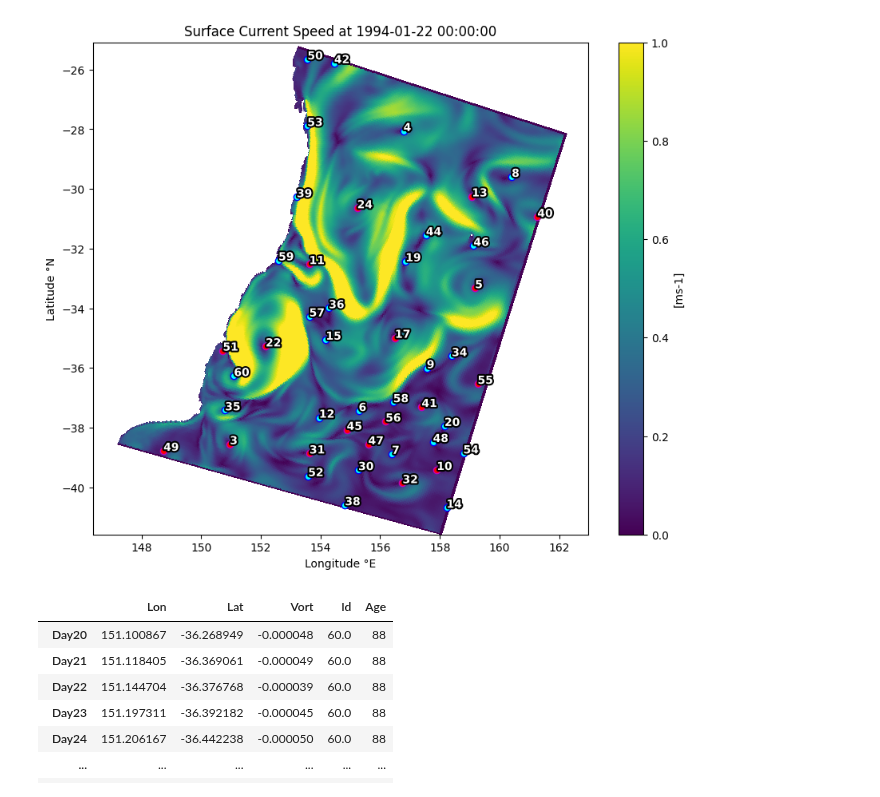
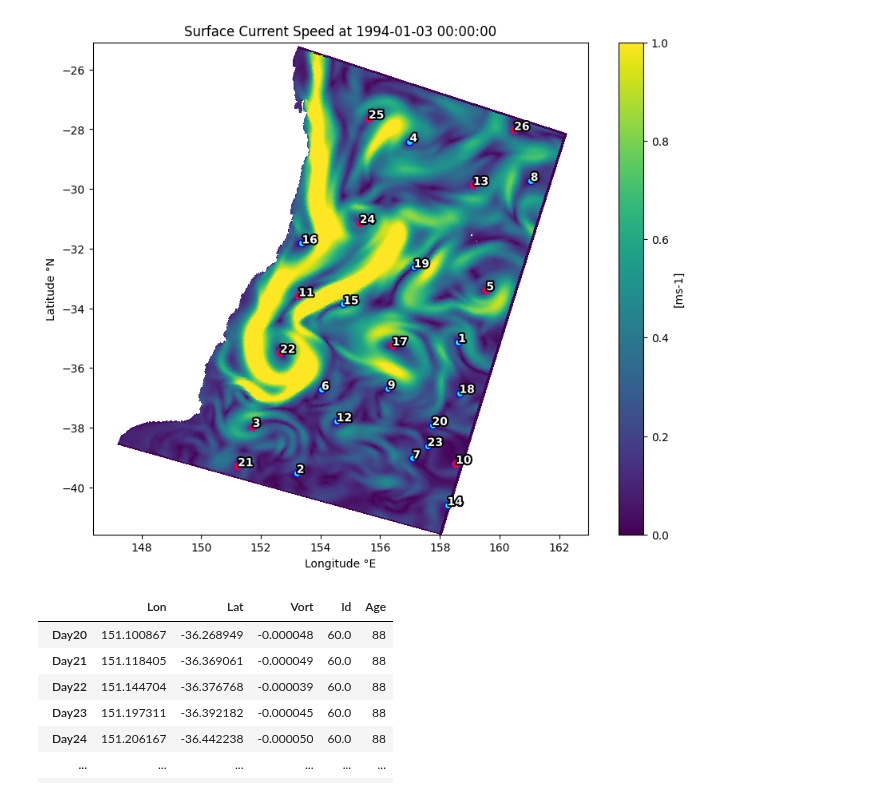
Before and after one commit to regdowse/UNSW-MRes, a Jupyter notebook: MRes/Climatology/Climatology_DayPlot.ipynb, the cells around one changed output. Drawn from its saved outputs; the diff is of its cells as text; code cells hidden in the pictures.

```diff
--- a/MRes/Climatology/Climatology_DayPlot.ipynb
+++ b/MRes/Climatology/Climatology_DayPlot.ipynb
@@ -45,7 +45,7 @@ import matplotlib.pyplot as plt
 import matplotlib.patheffects as path_effects
 import os
 
-for day in range(20,21):
+for day in range(1,2):
 
     t = day - 1
     t_mod = t % 30
@@ -66,34 +66,34 @@ for day in range(20,21):
         surf_current_speed = np.sqrt(u_east_surf**2+v_north_surf**2)
         del u_east_surf, v_north_surf
         previous_file_idx = file_idx
     plt.figure(figsize=(10, 8))
     pc = plt.pcolor(lon_rho, lat_rho, surf_current_speed[:,:,t_mod],vmin=0,vmax=1, shading='auto')
     # pc = plt.contour(lon_rho, lat_rho, ow_surf[:,:,t_mod], levels=[-2E-11])
     daydata = daydic['Day'+str(day)]
     for e in daydata.index:
         edata = daydata.loc[e]
         if edata.Vort > 0:
             plt.scatter(edata.Lon,edata.Lat, color='red',edgecolors='m')
         else:
             plt.scatter(edata.Lon,edata.Lat, color='cyan',edgecolors='b')
         text = plt.text(edata.Lon,edata.Lat,round(edata.Id),color='w',fontweight='bold')
         text.set_path_effects([path_effects.Stroke(linewidth=3, foreground='black'), path_effects.Normal()])
 
 
 
     new_date = add_days_to_date(day)
 
     plt.colorbar(pc, label='[ms-1]')
     plt.title(f'Surface Current Speed at '+str(new_date))
     plt.xlabel('Longitude °E')
     plt.ylabel('Latitude °N')
     plt.axis('equal')
 
     # plt.savefig(os.path.join('/srv/scratch/z5297792/plots/', str(day)+'.png'))
 
 plt.show()
 # %% [output]
-[figure, old version]
+[figure, new version]
 # %%
 eddies['Eddy60']
 # %% [output]
```
Also changed, not shown: 1 other file.
